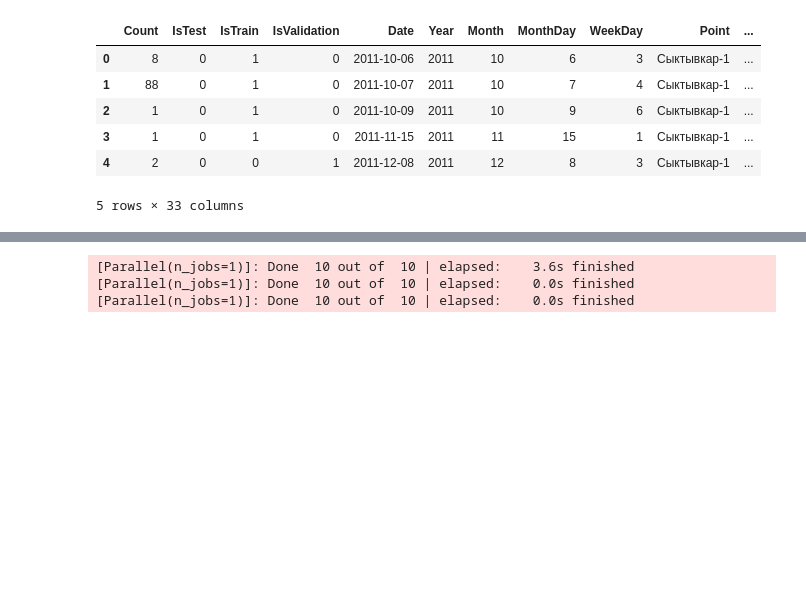
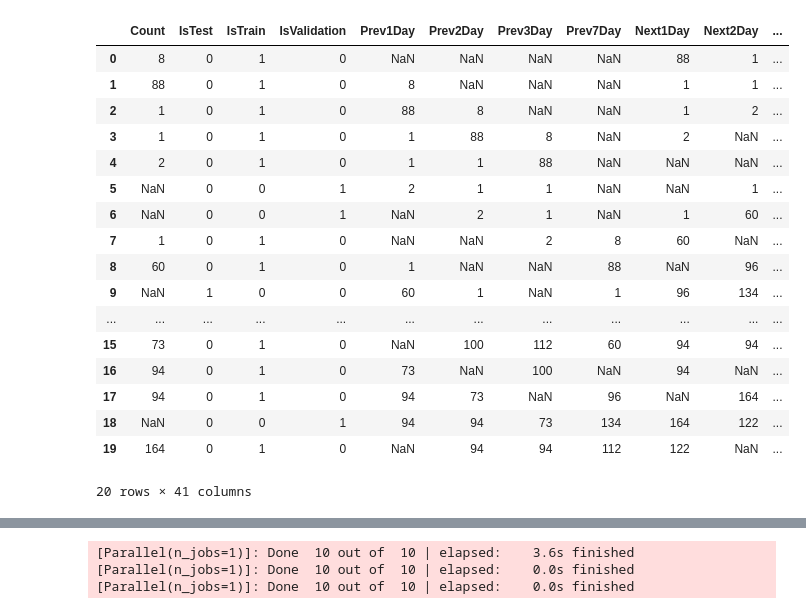
Before and after one commit to laol777/dodo, a Jupyter notebook: Models.ipynb, the cells around one changed output, grey strips where cells are left out. Saved outputs shown, nothing was run; the diff lists cells and outputs as text; code cells hidden in the pictures; blank space fills up the shorter version.

Commit message:
add prev-next Count value feature - 14.92

```diff
--- a/Models.ipynb
+++ b/Models.ipynb
@@ -36,15 +40,26 @@ def trainModelKfold(data, model, countFold = 5):
     return model
 # %%
 features = pd.read_csv('data_transform/all.csv')
-features.head()
+features.head(20)
 # %% [output]
-|  | Count | IsTest | IsTrain | IsValidation | Date | Year | Month | MonthDay | WeekDay | Point | ... |
-| 0 | 8 | 0 | 1 | 0 | 2011-10-06 | 2011 | 10 | 6 | 3 | Сыктывкар-1 | ... |
-| 1 | 88 | 0 | 1 | 0 | 2011-10-07 | 2011 | 10 | 7 | 4 | Сыктывкар-1 | ... |
-| 2 | 1 | 0 | 1 | 0 | 2011-10-09 | 2011 | 10 | 9 | 6 | Сыктывкар-1 | ... |
-| 3 | 1 | 0 | 1 | 0 | 2011-11-15 | 2011 | 11 | 15 | 1 | Сыктывкар-1 | ... |
-| 4 | 2 | 0 | 0 | 1 | 2011-12-08 | 2011 | 12 | 8 | 3 | Сыктывкар-1 | ... |
+|  | Count | IsTest | IsTrain | IsValidation | Prev1Day | Prev2Day | Prev3Day | Prev7Day | Next1Day | Next2Day | ... |
+| 0 | 8 | 0 | 1 | 0 | NaN | NaN | NaN | NaN | 88 | 1 | ... |
+| 1 | 88 | 0 | 1 | 0 | 8 | NaN | NaN | NaN | 1 | 1 | ... |
+| 2 | 1 | 0 | 1 | 0 | 88 | 8 | NaN | NaN | 1 | 2 | ... |
+| 3 | 1 | 0 | 1 | 0 | 1 | 88 | 8 | NaN | 2 | NaN | ... |
+| 4 | 2 | 0 | 1 | 0 | 1 | 1 | 88 | NaN | NaN | NaN | ... |
+| 5 | NaN | 0 | 0 | 1 | 2 | 1 | 1 | NaN | NaN | 1 | ... |
+| 6 | NaN | 0 | 0 | 1 | NaN | 2 | 1 | NaN | 1 | 60 | ... |
+| 7 | 1 | 0 | 1 | 0 | NaN | NaN | 2 | 8 | 60 | NaN | ... |
+| 8 | 60 | 0 | 1 | 0 | 1 | NaN | NaN | 88 | NaN | 96 | ... |
+| 9 | NaN | 1 | 0 | 0 | 60 | 1 | NaN | 1 | 96 | 134 | ... |
+| ... | ... | ... | ... | ... | ... | ... | ... | ... | ... | ... | ... |
+| 15 | 73 | 0 | 1 | 0 | NaN | 100 | 112 | 60 | 94 | 94 | ... |
+| 16 | 94 | 0 | 1 | 0 | 73 | NaN | 100 | NaN | 94 | NaN | ... |
+| 17 | 94 | 0 | 1 | 0 | 94 | 73 | NaN | 96 | NaN | 164 | ... |
+| 18 | NaN | 0 | 0 | 1 | 94 | 94 | 73 | 134 | 164 | 122 | ... |
+| 19 | 164 | 0 | 1 | 0 | NaN | 94 | 94 | 112 | 122 | NaN | ... |
-5 rows × 33 columns
+20 rows × 41 columns
 # %%
 features.columns
 # %% [output]
```
Also changed, not shown: parts of 29 cells of this notebook, 4 other files.
